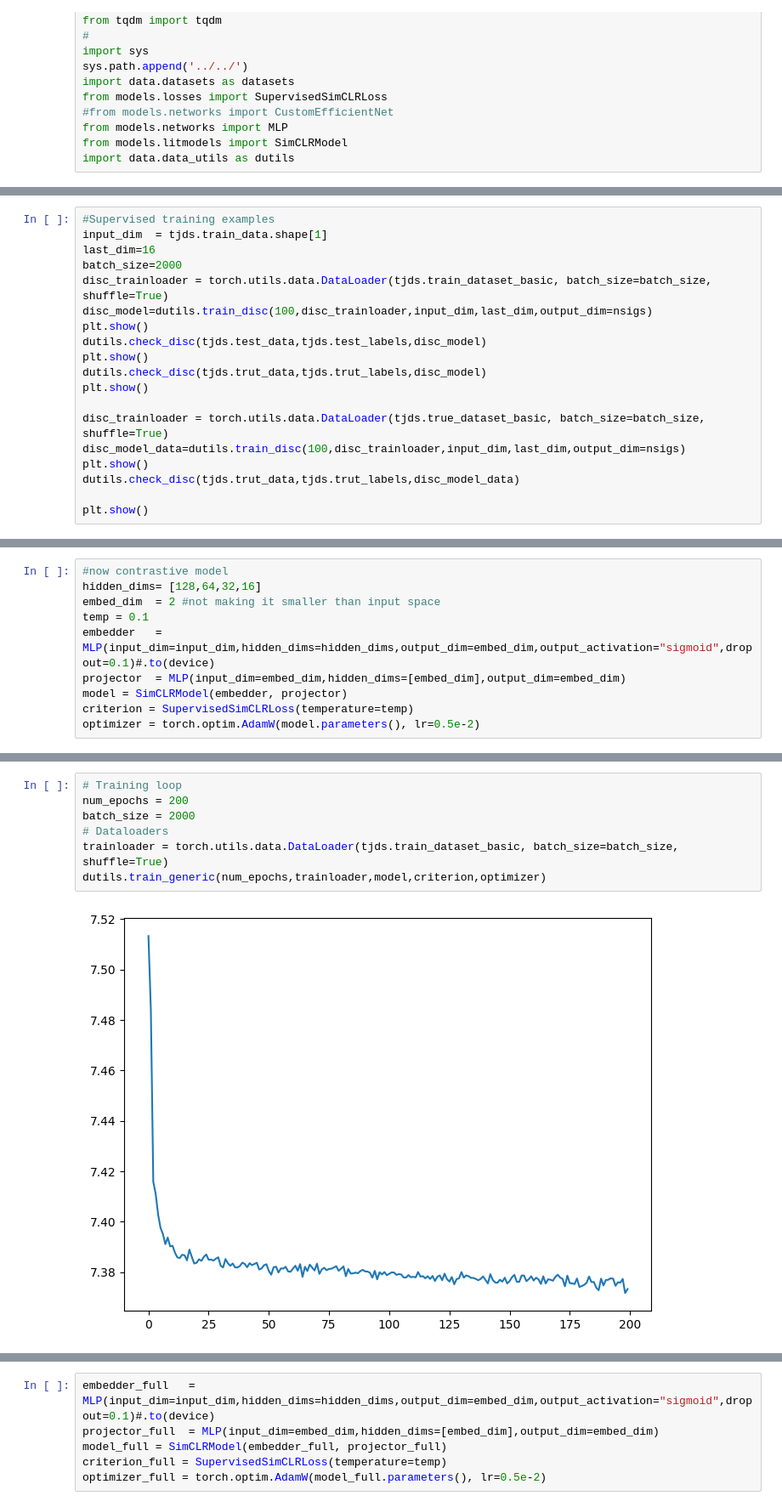
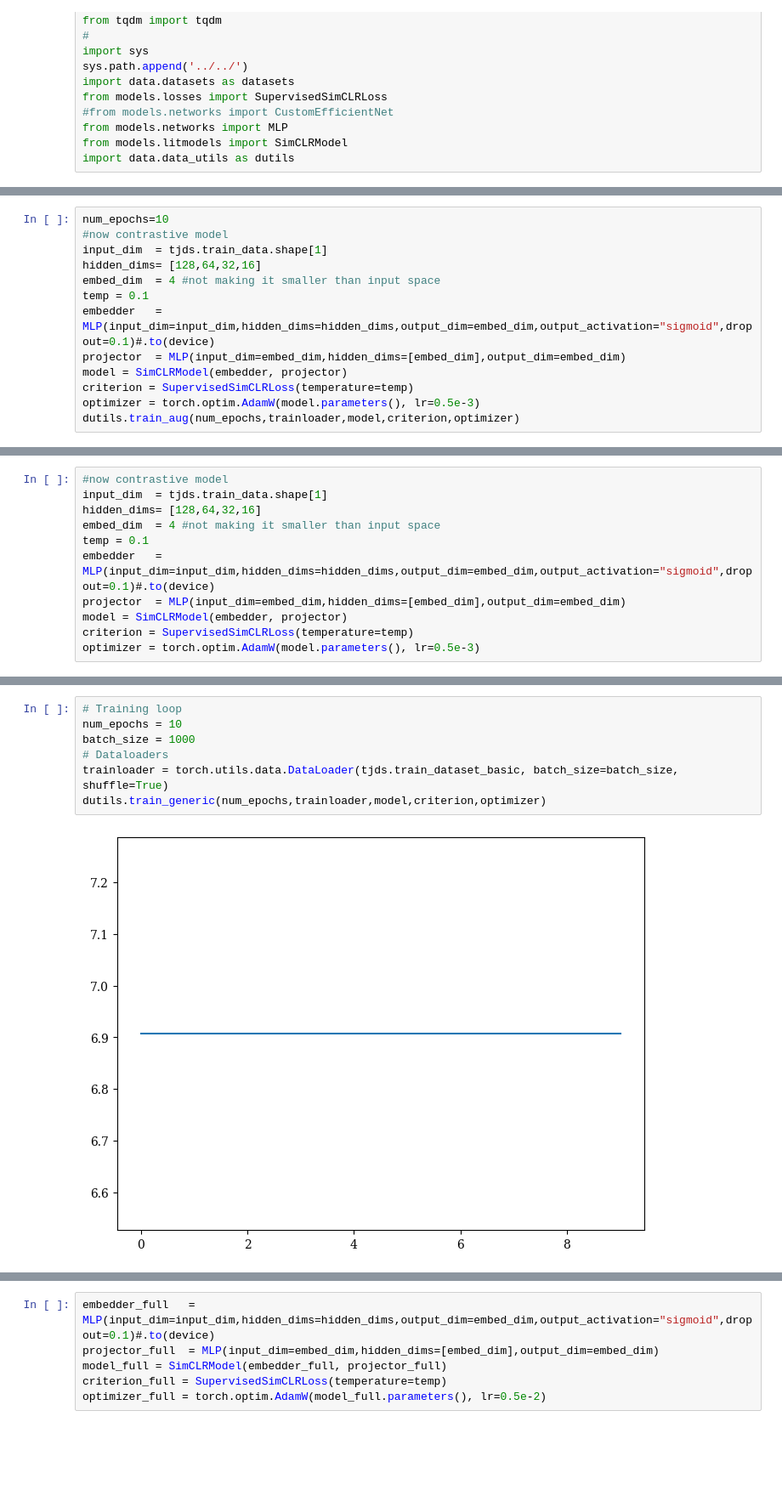
Before and after one commit to chreissel/phlab-neurips25, a Jupyter notebook: experiments/toyjet/ToyMaha.ipynb, the cells around one changed output, grey strips where cells are left out. Shown at 85% size. Saved outputs shown, nothing was run; the diff lists cells and outputs as text; blank space fills up the shorter version.

Commit message:
updating tests

```diff
--- a/experiments/toyjet/ToyMaha.ipynb
+++ b/experiments/toyjet/ToyMaha.ipynb
@@ -33,19 +39,0 @@ tjds       = datasets.FlatDataset(nsigs,ndisc,nj_train,nj_valid,nj_testy,nrand)
-# %%
-#Supervised training examples
-input_dim  = tjds.train_data.shape[1]
-last_dim=16
-batch_size=2000
-disc_trainloader = torch.utils.data.DataLoader(tjds.train_dataset_basic, batch_size=batch_size, shuffle=True)
-disc_model=dutils.train_disc(100,disc_trainloader,input_dim,last_dim,output_dim=nsigs)
-plt.show()
-dutils.check_disc(tjds.test_data,tjds.test_labels,disc_model)
-plt.show()
-dutils.check_disc(tjds.trut_data,tjds.trut_labels,disc_model)
-plt.show()
-
-disc_trainloader = torch.utils.data.DataLoader(tjds.true_dataset_basic, batch_size=batch_size, shuffle=True)
-disc_model_data=dutils.train_disc(100,disc_trainloader,input_dim,last_dim,output_dim=nsigs)
-plt.show()
-dutils.check_disc(tjds.trut_data,tjds.trut_labels,disc_model_data)
-
-plt.show()
@@ -63,0 +40,13 @@ Accuracy: tensor(0.2007)
+# %%
+num_epochs=10
+#now contrastive model
+input_dim  = tjds.train_data.shape[1]
+hidden_dims= [128,64,32,16]
+embed_dim  = 4 #not making it smaller than input space
+temp = 0.1
+embedder   = MLP(input_dim=input_dim,hidden_dims=hidden_dims,output_dim=embed_dim,output_activation="sigmoid",dropout=0.1)#.to(device)
+projector  = MLP(input_dim=embed_dim,hidden_dims=[embed_dim],output_dim=embed_dim)
+model = SimCLRModel(embedder, projector)
+criterion = SupervisedSimCLRLoss(temperature=temp)
+optimizer = torch.optim.AdamW(model.parameters(), lr=0.5e-3)
+dutils.train_aug(num_epochs,trainloader,model,criterion,optimizer)
@@ -75,10 +69,11 @@ plt.show()
 # %%
 #now contrastive model
+input_dim  = tjds.train_data.shape[1]
 hidden_dims= [128,64,32,16]
-embed_dim  = 2 #not making it smaller than input space
+embed_dim  = 4 #not making it smaller than input space
 temp = 0.1
 embedder   = MLP(input_dim=input_dim,hidden_dims=hidden_dims,output_dim=embed_dim,output_activation="sigmoid",dropout=0.1)#.to(device)
 projector  = MLP(input_dim=embed_dim,hidden_dims=[embed_dim],output_dim=embed_dim)
 model = SimCLRModel(embedder, projector)
 criterion = SupervisedSimCLRLoss(temperature=temp)
-optimizer = torch.optim.AdamW(model.parameters(), lr=0.5e-2)
+optimizer = torch.optim.AdamW(model.parameters(), lr=0.5e-3)
@@ -88,9 +80,9 @@ optimizer = torch.optim.AdamW(model.parameters(), lr=0.5e-2)
 # %%
 # Training loop
-num_epochs = 200
-batch_size = 2000
+num_epochs = 10
+batch_size = 1000
 # Dataloaders
 trainloader = torch.utils.data.DataLoader(tjds.train_dataset_basic, batch_size=batch_size, shuffle=True)
 dutils.train_generic(num_epochs,trainloader,model,criterion,optimizer)
 # %% [output]
-[figure, old version]
+[figure, new version]
```
Also changed, not shown: parts of 14 cells of this notebook, 5 other files.
